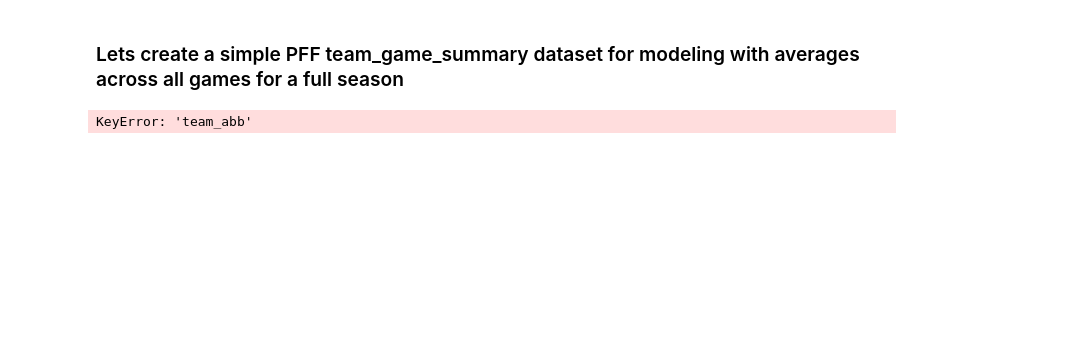
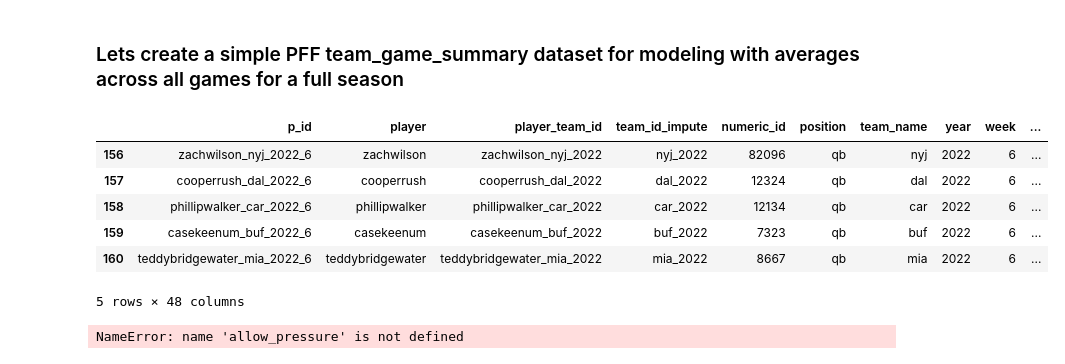
Before and after one commit to ajakks/nfl_models, a Jupyter notebook: create_modeling_data_sample_all.ipynb, the cells around one changed output. Drawn from its saved outputs; the diff is of its cells as text; code cells hidden in the pictures; blank space fills up the shorter version.

```diff
--- a/create_modeling_data_sample_all.ipynb
+++ b/create_modeling_data_sample_all.ipynb
@@ -807,7 +815,7 @@ def rolling_tgs(data=None, roll_value=None, roll_type=None):
 
     """
 
-    data = data.sort_values(by=["team_abb","year","week"], ascending=[True, True, True])
+    data = data.sort_values(by=["team_name","year","week"], ascending=[True, True, True])
     num_cols = data.select_dtypes(include=[np.number]).columns.tolist()
     ids = pd.DataFrame(data.select_dtypes(exclude=[np.number])).reset_index(drop=True)
 
@@ -826,6 +834,4 @@ tgs_roll.drop(['year', 'week',
 
 tgs_roll = tgs_roll.add_suffix('_tgs_pff')
 tgs_roll.rename(columns={'unique_team_id_tgs_pff':'unique_team_id'}, inplace=True)
-# %% [output]
-KeyError: 'team_abb'
 # %%
@@ -888,6 +942,16 @@ slot_coverage = pd.concat([slot_coverage, slot_coverage_new], axis=0)
 
 st_kickers = pd.concat([st_kickers, st_kickers_new], axis=0)
 st_punters = pd.concat([st_punters, st_punters_new], axis=0)
+# %%
+passing_summ_conc.tail()
+# %% [output]
+|  | p_id | player | player_team_id | team_id_impute | numeric_id | position | team_name | year | week | ... |
+| 156 | zachwilson_nyj_2022_6 | zachwilson | zachwilson_nyj_2022 | nyj_2022 | 82096 | qb | nyj | 2022 | 6 | ... |
+| 157 | cooperrush_dal_2022_6 | cooperrush | cooperrush_dal_2022 | dal_2022 | 12324 | qb | dal | 2022 | 6 | ... |
+| 158 | phillipwalker_car_2022_6 | phillipwalker | phillipwalker_car_2022 | car_2022 | 12134 | qb | car | 2022 | 6 | ... |
+| 159 | casekeenum_buf_2022_6 | casekeenum | casekeenum_buf_2022 | buf_2022 | 7323 | qb | buf | 2022 | 6 | ... |
+| 160 | teddybridgewater_mia_2022_6 | teddybridgewater | teddybridgewater_mia_2022 | mia_2022 | 8667 | qb | mia | 2022 | 6 | ... |
+5 rows × 48 columns
 # %%
 %%time
 
@@ -909,36 +973,40 @@ def rolling(data=None, roll_value=None, roll_type=None):
     if roll_type == 'mean':
         #roll5 = data.groupby(data['player_id'])[num_cols].apply(lambda x : x.shift().rolling(roll_value).mean())
         #roll4 = data.groupby(data['player_id'])[num_cols].apply(lambda x : x.shift().rolling(roll_value).mean())
-        roll3 = data.groupby(data['player_id'])[num_cols].apply(lambda x : x.shift().rolling(roll_value).mean())
-        roll2 = data.groupby(data['player_id'])[num_cols].apply(lambda x : x.shift().rolling(roll_value-1).mean())
-        roll1 = data.groupby(data['player_id'])[num_cols].apply(lambda x : x.shift().rolling(roll_value-2).mean())
+        roll3 = data.groupby(data["player_team_id"])[num_cols].apply(lambda x : x.shift().rolling(roll_value).mean())
+        roll2 = data.groupby(data["player_team_id"])[num_cols].apply(lambda x : x.shift().rolling(roll_value-1).mean())
+        roll1 = data.groupby(data["player_team_id"])[num_cols].apply(lambda x : x.shift().rolling(roll_value-2).mean())
         roll3 = pd.DataFrame(roll3.combine_first(roll2).combine_first(roll1)).reset_index(drop=True)
         df = pd.concat([ids, roll3], axis=1)
     return df
 
-roll_allow_pressure= rolling(data=allow_pressure, roll_value=3, roll_type='mean')
-roll_defense_coverage= rolling(data=defense_coverage, roll_value=3, roll_type='mean')
-roll_defense_pass_rush= rolling(data=defense_pass_rush, roll_value=3, roll_type='mean')
-roll_defense_run_stop= rolling(data=defense_run_stop, roll_value=3, roll_type='mean')
-roll_defense_slot_coverage= rolling(data=defense_slot_coverage, roll_value=3, roll_type='mean')
-roll_defense_summary= rolling(data=defense_summary, roll_value=3, roll_type='mean')
-roll_defense_tackle= rolling(data=defense_tackle, roll_value=3, roll_type='mean')
-roll_passing_adjust_comp= rolling(data=passing_adjust_comp, roll_value=3, roll_type='mean')
-roll_passing_deep= rolling(data=passing_deep, roll_value=3, roll_type='mean')
-roll_passing_play_action= rolling(data=passing_play_action, roll_value=3, roll_type='mean')
-roll_passing_pocket= rolling(data=passing_pocket, roll_value=3, roll_type='mean')
-roll_passing_pressure= rolling(data=passing_pressure, roll_value=3, roll_type='mean')
-roll_passing_summary= rolling(data=passing_summary, roll_value=3, roll_type='mean')
-roll_passing_time_in_pocket= rolling(data=passing_time_in_pocket, roll_value=3, roll_type='mean')
-roll_pass_block_efficiency= rolling(data=pass_block_efficiency, roll_value=3, roll_type='mean')
-roll_receiving_deep= rolling(data=receiving_deep, roll_value=3, roll_type='mean')
-roll_receiving_drop= rolling(data=receiving_drop, roll_value=3, roll_type='mean')
-roll_receiving_slot= rolling(data=receiving_slot, roll_value=3, roll_type='mean')
-roll_receiving_summary= rolling(data=receiving_summary, roll_value=3, roll_type='mean')
-roll_receiving_yprr= rolling(data=receiving_yprr, roll_value=3, roll_type='mean')
-roll_rushing_breakaway= rolling(data=rushing_breakaway, roll_value=3, roll_type='mean')
-roll_rushing_elusive= rolling(data=rushing_elusive, roll_value=3, roll_type='mean')
-roll_rushing_summary= rolling(data=rushing_summary, roll_value=3, roll_type='mean')
-roll_special_teams_kicker= rolling(data=special_teams_kicker, roll_value=3, roll_type='mean')
-roll_special_teams_punter= rolling(data=special_teams_punter, roll_value=3, roll_type='mean')
-roll_time_in_pocket= rolling(data=time_in_pocket, roll_value=3, roll_type='mean')
+passing_depth_roll = rolling(data=passing_depth, roll_value=3, roll_type='mean')
+passing_allowed_pressure_roll = rolling(data=passing_allowed_pressure, roll_value=3, roll_type='mean')
+passing_pressure_roll = rolling(data=passing_pressure, roll_value=3, roll_type='mean')
+passing_concept_roll = rolling(data=passing_concept, roll_value=3, roll_type='mean')
+time_in_pocket_roll = rolling(data=time_in_pocket, roll_value=3, roll_type='mean')
+passing_summ_conc_roll = rolling(data=passing_summ_conc, roll_value=3, roll_type='mean')
+
+
+rec_summ_conc_roll = rolling(data=rec_summ_conc, roll_value=3, roll_type='mean')
+receiving_concept_roll =rolling(data=receiving_concept, roll_value=3, roll_type='mean')
+receiving_depth_roll = rolling(data=receiving_depth, roll_value=3, roll_type='mean')
+receiving_scheme_roll = rolling(data=receiving_scheme, roll_value=3, roll_type='mean')
+
+rush_summ_conc_roll = rolling(data=rush_summ_conc, roll_value=3, roll_type='mean')
+
+block_summ_conc_roll = rolling(data=block_summ_conc, roll_value=3, roll_type='mean')
+offense_pass_blocking_roll = rolling(data=allow_pressure, roll_value=3, roll_type='mean')
+offense_run_blocking_roll = rolling(data=allow_pressure, roll_value=3, roll_type='mean')
+
+def_summ_conc_roll = rolling(data=def_summ_conc, roll_value=3, roll_type='mean')
+pass_rush_summary_roll = rolling(data=pass_rush_summary, roll_value=3, roll_type='mean')
+run_defense_summary_roll = rolling(data=run_defense_summary, roll_value=3, roll_type='mean')
+defense_coverage_scheme_roll = rolling(data=defense_coverage_scheme, roll_value=3, roll_type='mean')
+defense_coverage_summary_roll = rolling(data=defense_coverage_summary, roll_value=3, roll_type='mean')
+slot_coverage_roll = rolling(data=slot_coverage, roll_value=3, roll_type='mean')
+
+st_kickers_roll = rolling(data=st_kickers, roll_value=3, roll_type='mean')
+st_punters_roll = rolling(data=st_punters, roll_value=3, roll_type='mean')
+# %% [output]
+NameError: name 'allow_pressure' is not defined
```
Also changed, not shown: parts of 11 cells of this notebook.
